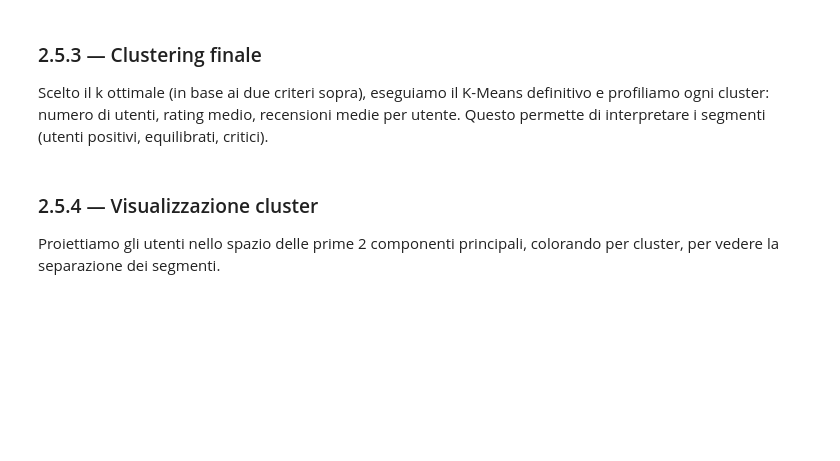
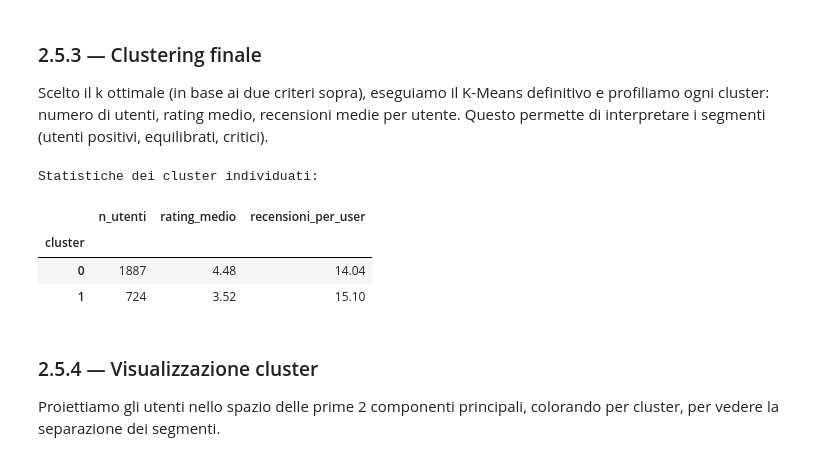
Before and after one commit to Cele76/AmazonMoviesAndTvSeried, a Jupyter notebook: Progetto_MIGA_Completo_Movies (2).ipynb, the cells around one changed output. Cells and saved outputs as stored; diff of their text form; code cells hidden in the pictures; blank space fills up the shorter version.

```diff
--- a/Progetto_MIGA_Completo_Movies (2).ipynb
+++ b/Progetto_MIGA_Completo_Movies (2).ipynb
@@ -558,26 +726,32 @@ plt.tight_layout(); plt.show()
 
 Scelto il k ottimale (in base ai due criteri sopra), eseguiamo il K-Means definitivo e profiliamo ogni cluster: numero di utenti, rating medio, recensioni medie per utente. Questo permette di interpretare i segmenti (utenti positivi, equilibrati, critici).
 # %%
-# Imposta best_k_clusters in base ai grafici sopra (es. 6); modificabile
-best_k_clusters = 6
+# Imposta best_k_clusters in base ai grafici sopra : i grafici rappresentano il piu grande tradeoff a k = 2
+best_k_clusters = 2
 
 km = KMeans(n_clusters=best_k_clusters, init="k-means++", n_init=10, random_state=RANDOM_STATE)
 user_clusters = pd.Series(km.fit_predict(X_pca), index=rating_matrix.index, name="cluster")
 
 # Profilazione dei cluster
 recensioni_per_user = df_cf.groupby("user_id").size()
 prof = pd.DataFrame({
     "cluster": user_clusters,
     "rating_medio": rating_matrix.mean(axis=1),
     "recensioni": recensioni_per_user.reindex(rating_matrix.index)
 })
 summary = prof.groupby("cluster").agg(
     n_utenti=("rating_medio", "size"),
     rating_medio=("rating_medio", "mean"),
     recensioni_per_user=("recensioni", "mean")
 ).round(2)
 print("Statistiche dei cluster individuati:")
 display(summary)
+# %% [output]
+Statistiche dei cluster individuati:
+|  | n_utenti | rating_medio | recensioni_per_user |
+| cluster |  |  |  |
+| 0 | 1887 | 4.48 | 14.04 |
+| 1 | 724 | 3.52 | 15.10 |
 # %% [markdown]
 ### 2.5.4 — Visualizzazione cluster
 
```
Also changed, not shown: parts of 38 cells of this notebook.
